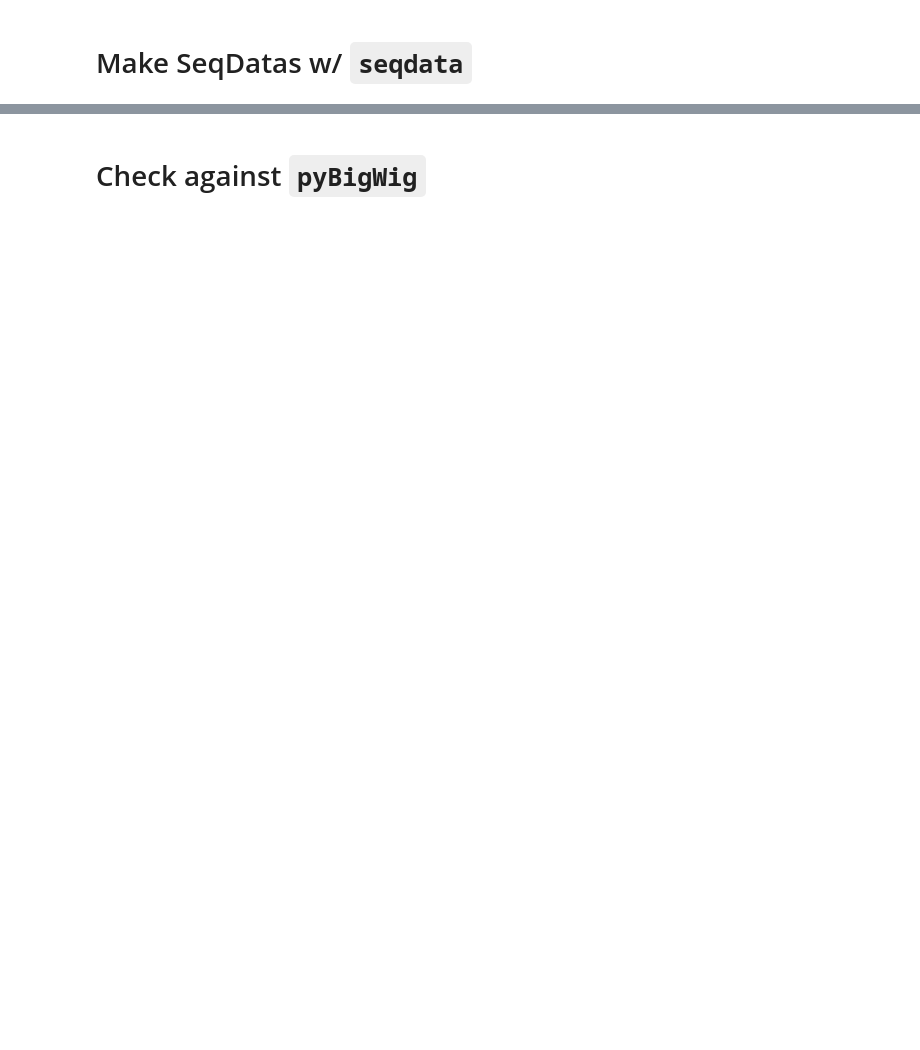
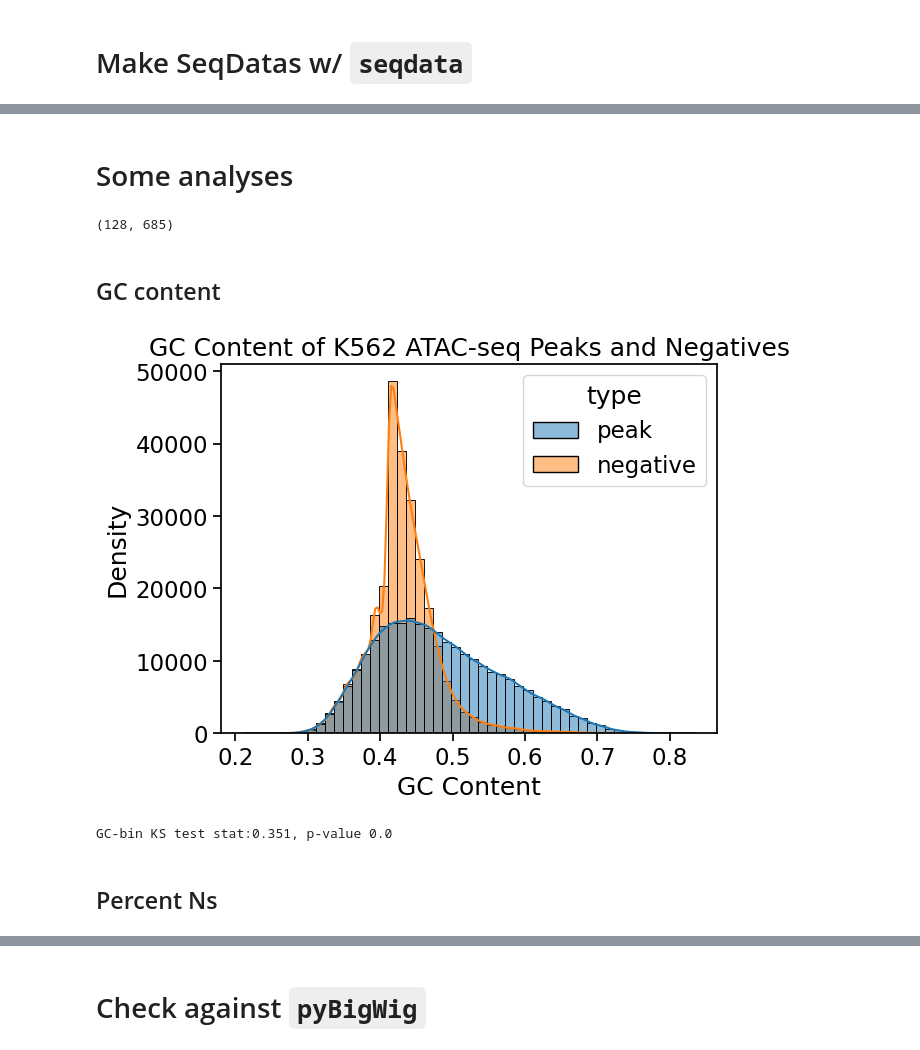
Before and after one commit to ML4GLand/tutorials, a Jupyter notebook: bulk_atac_basepair/1_make_SeqData.ipynb, the cells around one changed output, grey strips where cells are left out. Cells and saved outputs as stored; diff of their text form; code cells hidden in the pictures; blank space fills up the shorter version.

```diff
--- a/bulk_atac_basepair/1_make_SeqData.ipynb
+++ b/bulk_atac_basepair/1_make_SeqData.ipynb
@@ -160,0 +268,2 @@ sdata
+# %% [markdown]
+# Some analyses
@@ -160,0 +279,30 @@ sdata
+# %%
+# Parameters
+seq_len = 2114
+target_len = 1000
+max_jitter = 128
+seqs_start = (sdata.dims["_length"] // 2) - (seq_len // 2)
+counts_start = (sdata.dims["_length"] // 2) - (target_len // 2)
+seqs_start, counts_start
+# %% [output]
+(128, 685)
+# %% [markdown]
+## GC content
+# %%
+gc_content = sp.gc_content(sdata["seq"].values[:, seqs_start:seqs_start+seq_len], length_axis=-1, alphabet=sp.DNA)
+seq_df = sdata[["chrom", "chromStart", "chromEnd", "type"]].to_dataframe().assign(gc_content=gc_content)
+with sns.plotting_context("notebook", font_scale=1.5):
+    sns.histplot(seq_df, x="gc_content", hue="type", bins=50, kde=True)
+    plt.xlabel("GC Content")
+    plt.ylabel("Density")
+    plt.title("GC Content of K562 ATAC-seq Peaks and Negatives")
+    plt.show()
+loci_gc = seq_df.query("type == 'peak'")["gc_content"].values
+matched_gc = seq_df.query("type == 'negative'")["gc_content"].values
+stats = ks_2samp(loci_gc, matched_gc)
+print("GC-bin KS test stat:{:3.3}, p-value {:3.3}".format(stats.statistic, stats.pvalue))
+# %% [output]
+[figure, added]
+GC-bin KS test stat:0.351, p-value 0.0
+# %% [markdown]
+## Percent Ns
```
Also changed, not shown: parts of 39 cells of this notebook, 21 other files.
